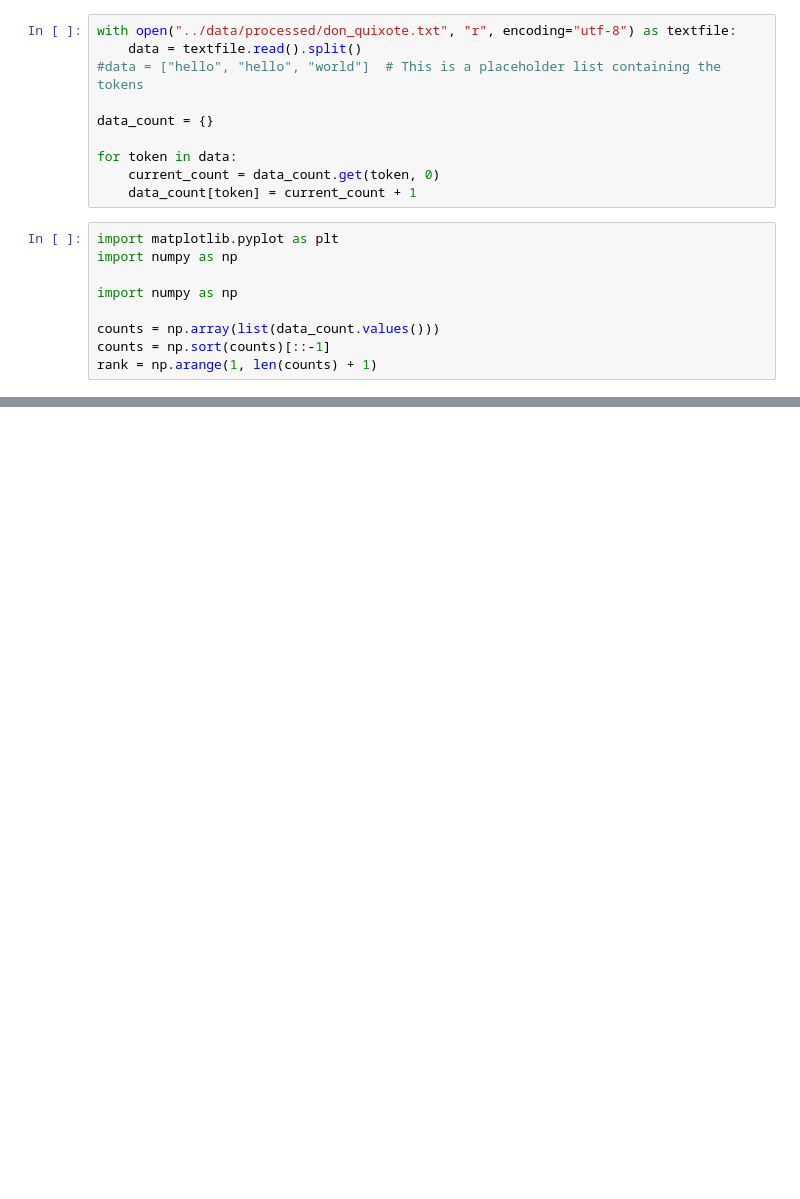
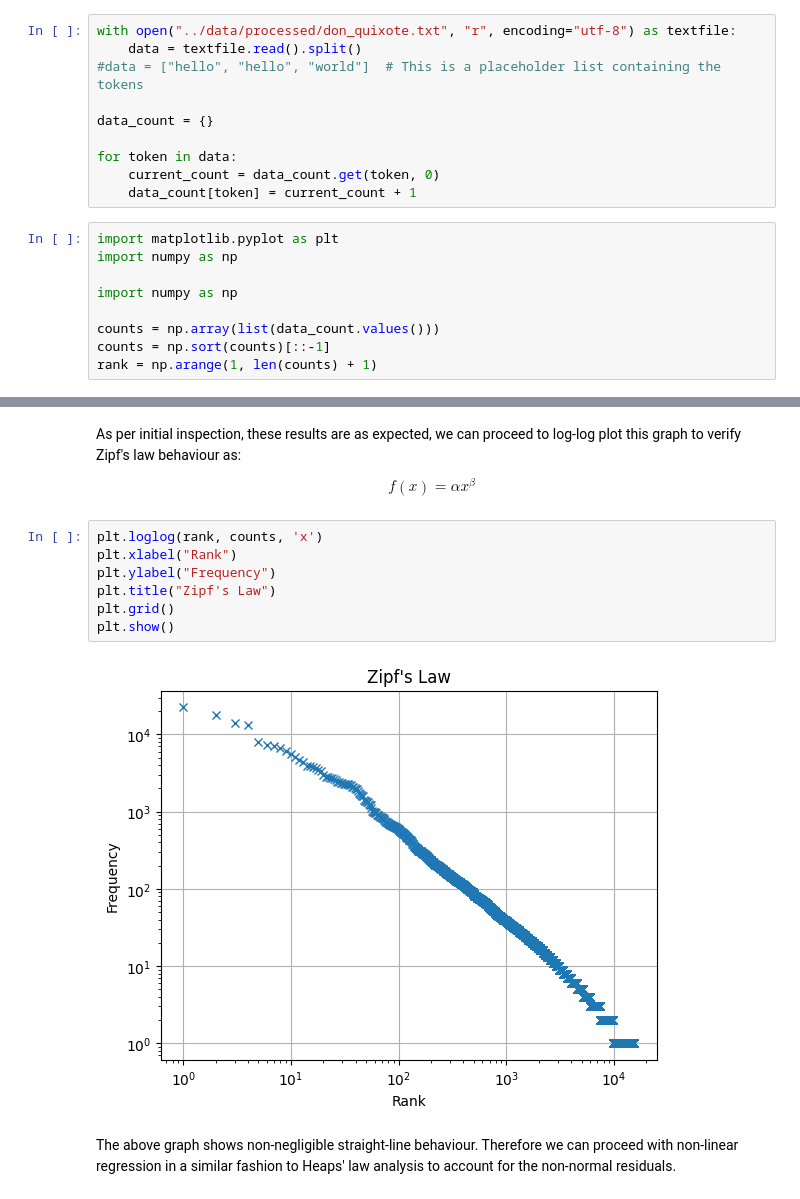
Before and after one commit to AimbotParce/MDS-IRRS-ZipfLaw, a Jupyter notebook: notebooks/Zipf.ipynb, the cells around one changed output, grey strips where cells are left out. Cells and saved outputs as stored; diff of their text form; blank space fills up the shorter version.

```diff
--- a/notebooks/Zipf.ipynb
+++ b/notebooks/Zipf.ipynb
@@ -33,0 +45,17 @@ In a similar fashion to our Heap's law analysis, we will not proceed with OLS re
+# %% [markdown]
+As per initial inspection, these results are as expected, we can proceed to log-log plot this graph to verify Zipf's law behaviour as:
+
+$$
+f(x) = \alpha x^\beta
+$$
+# %%
+plt.loglog(rank, counts, 'x')
+plt.xlabel("Rank")
+plt.ylabel("Frequency")
+plt.title("Zipf's Law")
+plt.grid()
+plt.show()
+# %% [output]
+[figure, added]
+# %% [markdown]
+The above graph shows non-negligible straight-line behaviour. Therefore we can proceed with non-linear regression in a similar fashion to Heaps' law analysis to account for the non-normal residuals.
```
Also changed, not shown: parts of 6 cells of this notebook.
